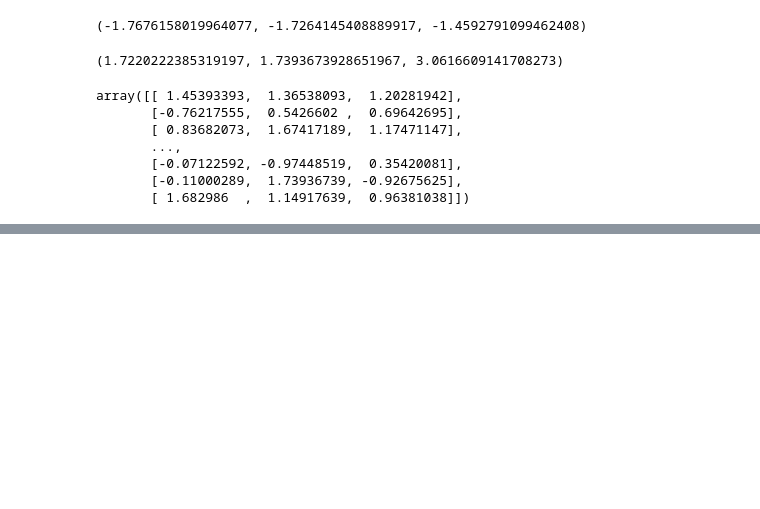
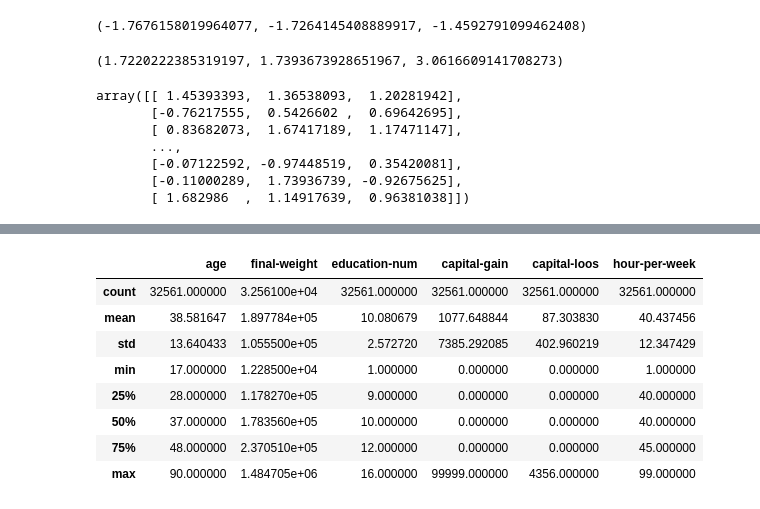
Before and after one commit to vasconcelosjean42/machine_learning-and-data-science-iaexpert, a Jupyter notebook: classificacao/parte_01_classificacao.ipynb, the cells around one changed output, grey strips where cells are left out. Drawn from its saved outputs; the diff is of its cells as text; code cells hidden in the pictures; blank space fills up the shorter version.

```diff
--- a/classificacao/parte_01_classificacao.ipynb
+++ b/classificacao/parte_01_classificacao.ipynb
@@ -302,0 +331,12 @@ array([[ 1.45393393,  1.36538093,  1.20281942],
+# %%
+base_census.describe()
+# %% [output]
+|  | age | final-weight | education-num | capital-gain | capital-loos | hour-per-week |
+| count | 32561.000000 | 3.256100e+04 | 32561.000000 | 32561.000000 | 32561.000000 | 32561.000000 |
+| mean | 38.581647 | 1.897784e+05 | 10.080679 | 1077.648844 | 87.303830 | 40.437456 |
+| std | 13.640433 | 1.055500e+05 | 2.572720 | 7385.292085 | 402.960219 | 12.347429 |
+| min | 17.000000 | 1.228500e+04 | 1.000000 | 0.000000 | 0.000000 | 1.000000 |
+| 25% | 28.000000 | 1.178270e+05 | 9.000000 | 0.000000 | 0.000000 | 40.000000 |
+| 50% | 37.000000 | 1.783560e+05 | 10.000000 | 0.000000 | 0.000000 | 40.000000 |
+| 75% | 48.000000 | 2.370510e+05 | 12.000000 | 0.000000 | 0.000000 | 45.000000 |
+| max | 90.000000 | 1.484705e+06 | 16.000000 | 99999.000000 | 4356.000000 | 99.000000 |
```
Also changed, not shown: parts of 8 cells of this notebook.
